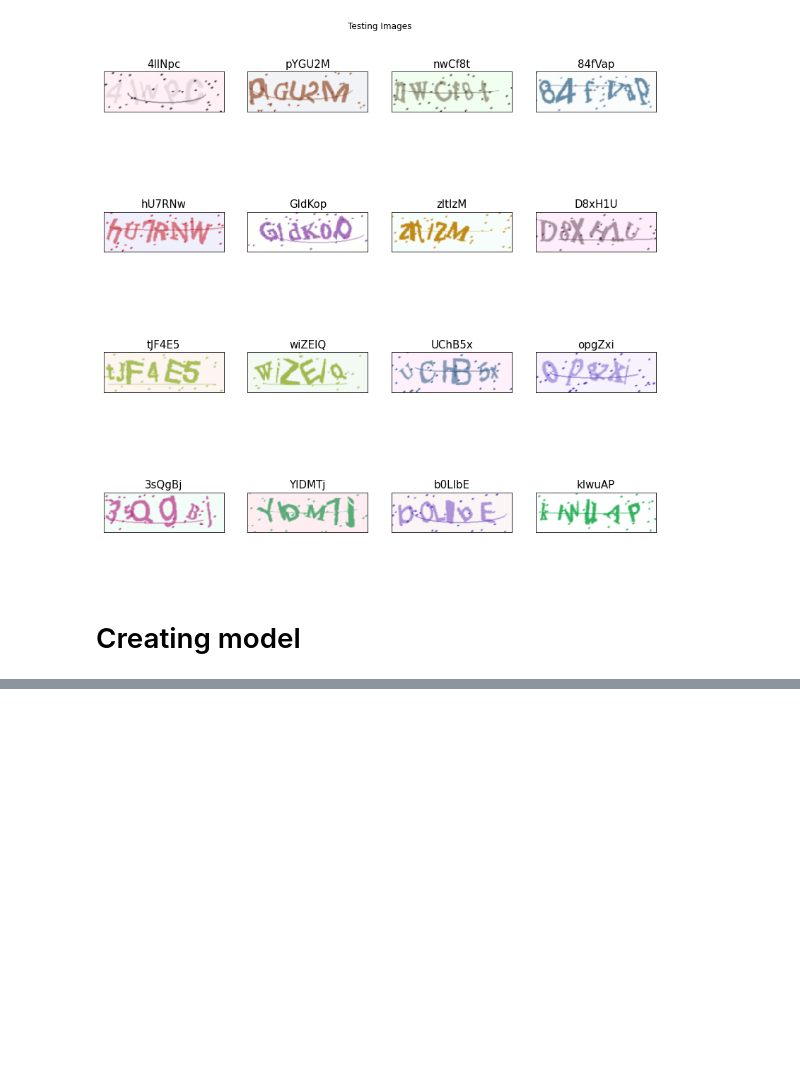
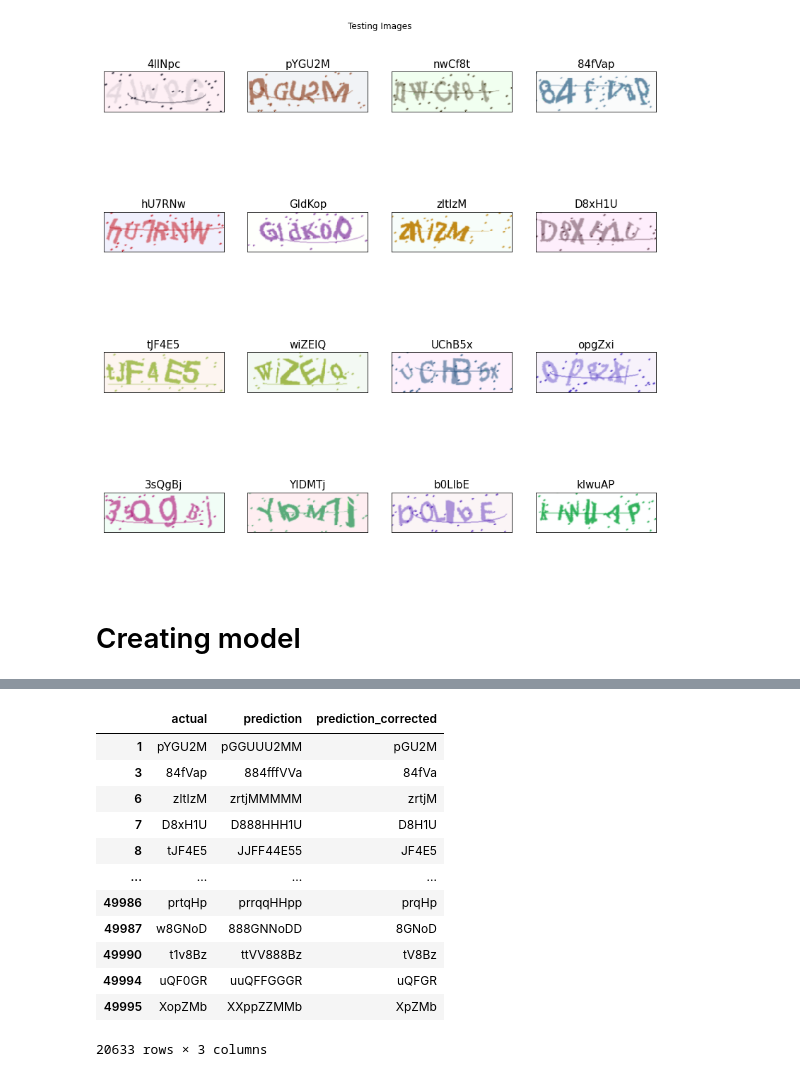
Before and after one commit to Strojove-uceni/final-projects-i_am_not_a_robot, a Jupyter notebook: captcha_model.ipynb, the cells around one changed output, grey strips where cells are left out. Drawn from its saved outputs; the diff is of its cells as text; code cells hidden in the pictures; blank space fills up the shorter version.

```diff
--- a/captcha_model.ipynb
+++ b/captcha_model.ipynb
@@ -224,0 +586,17 @@ for i in range(16):
+# %%
+mask = mistakes_df['prediction_corrected'].str.len() == 5
+mistakes_df[mask]
+# %% [output]
+|  | actual | prediction | prediction_corrected |
+| 1 | pYGU2M | pGGUUU2MM | pGU2M |
+| 3 | 84fVap | 884fffVVa | 84fVa |
+| 6 | zltIzM | zrtjMMMMM | zrtjM |
+| 7 | D8xH1U | D888HHH1U | D8H1U |
+| 8 | tJF4E5 | JJFF44E55 | JF4E5 |
+| ... | ... | ... | ... |
+| 49986 | prtqHp | prrqqHHpp | prqHp |
+| 49987 | w8GNoD | 888GNNoDD | 8GNoD |
+| 49990 | t1v8Bz | ttVV888Bz | tV8Bz |
+| 49994 | uQF0GR | uuQFFGGGR | uQFGR |
+| 49995 | XopZMb | XXppZZMMb | XpZMb |
+20633 rows × 3 columns
```
Also changed, not shown: parts of 43 cells of this notebook.
